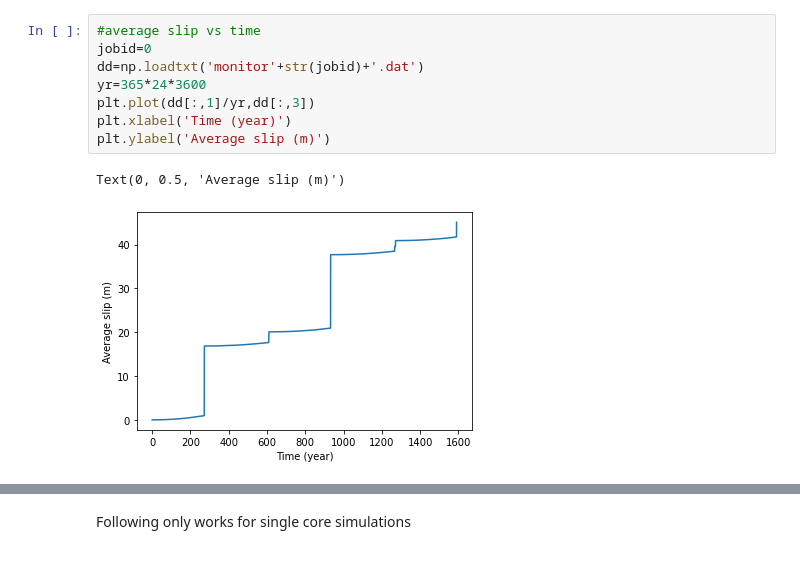
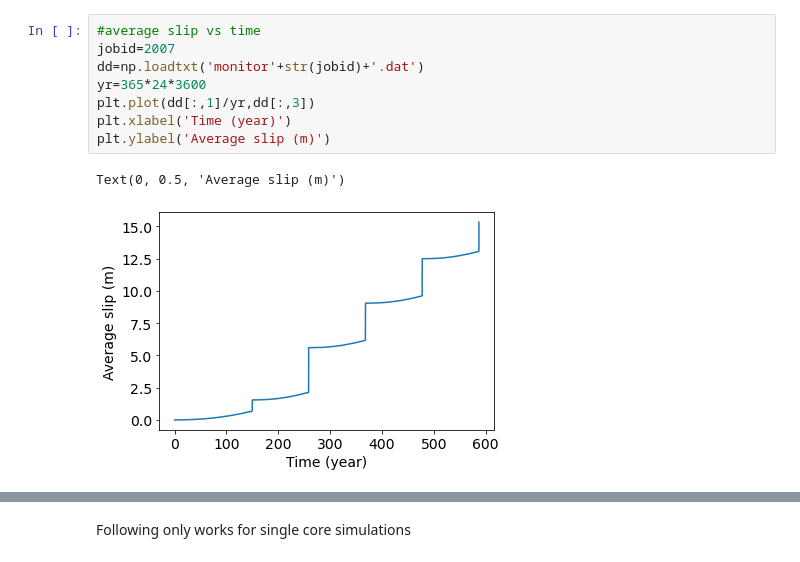
Before and after one commit to sozawa94/hbi, a Jupyter notebook: Analysis2D.ipynb, the cells around one changed output, grey strips where cells are left out. Drawn from its saved outputs; the diff is of its cells as text.

```diff
--- a/Analysis2D.ipynb
+++ b/Analysis2D.ipynb
@@ -18,14 +21,14 @@ Text(0, 0.5, 'Max log10 slip rate (m/s)')
 # %%
 #average slip vs time
-jobid=0
+jobid=2007
 dd=np.loadtxt('monitor'+str(jobid)+'.dat')
 yr=365*24*3600
 plt.plot(dd[:,1]/yr,dd[:,3])
 plt.xlabel('Time (year)')
 plt.ylabel('Average slip (m)')
 # %% [output]
 Text(0, 0.5, 'Average slip (m)')
-[figure, old version]
+[figure, new version]
 # %%
 #average friction vs time
 jobid=0
```
Also changed, not shown: parts of 10 cells of this notebook, 1 other file.
